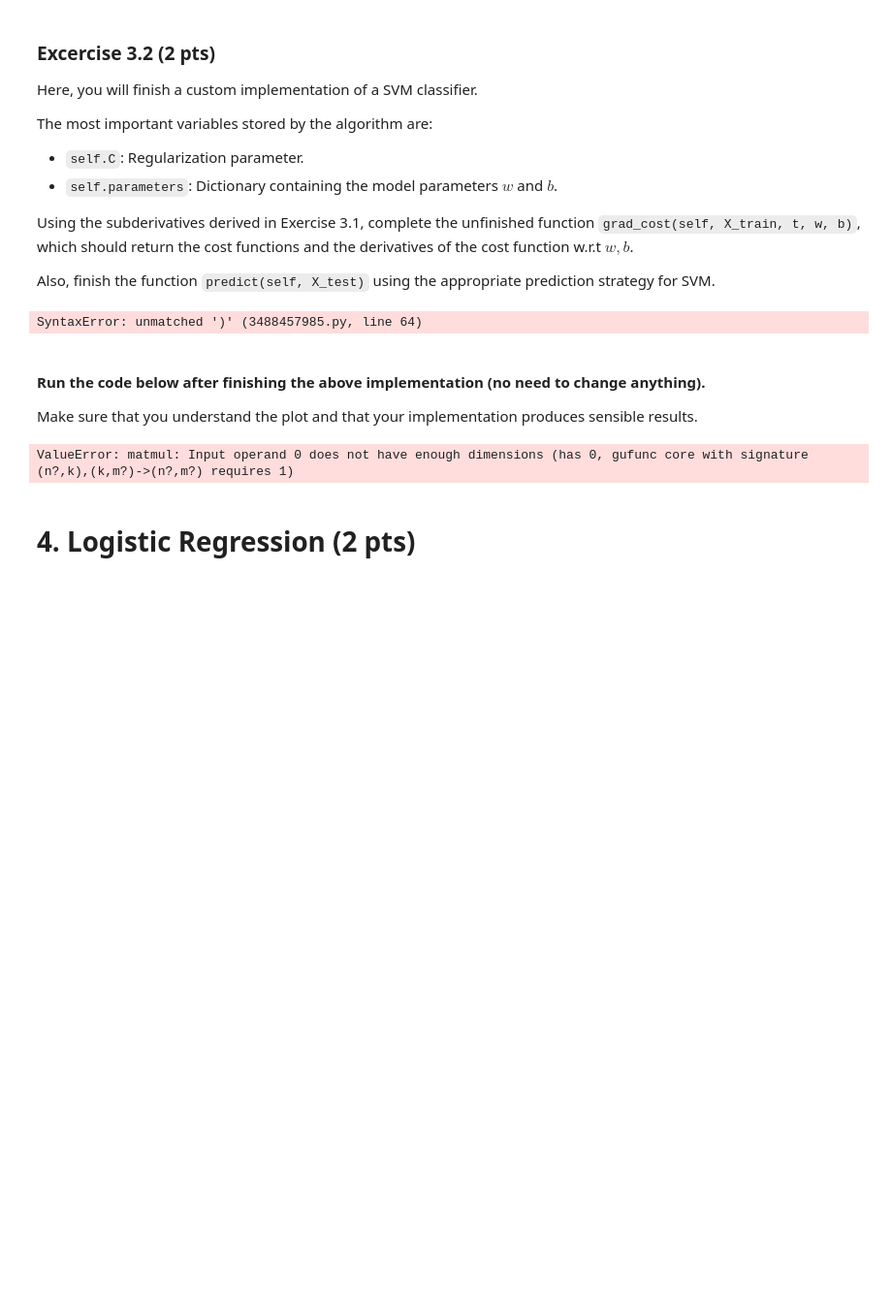
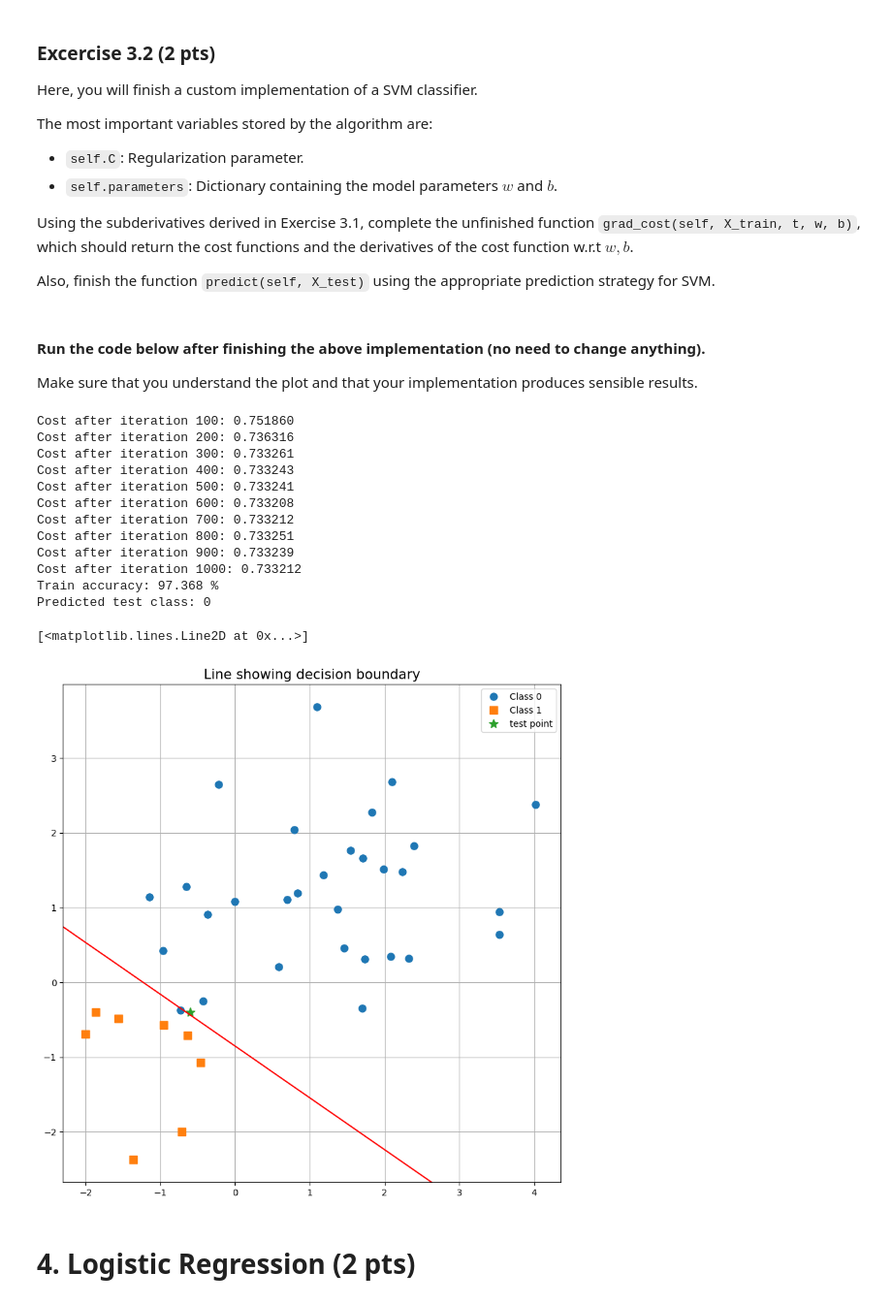
Before and after one commit to 1337Elm/TDA233, a Jupyter notebook: HW2_2024.ipynb, the cells around one changed output. Shown at 97% size. Saved outputs shown, nothing was run; the diff lists cells and outputs as text; code cells hidden in the pictures; blank space fills up the shorter version.

```diff
--- a/HW2_2024.ipynb
+++ b/HW2_2024.ipynb
@@ -168,14 +167,13 @@ class K_Nearest_Neighbors():
 
         # Computes distances between all points in X_test and X_train.
         dist = euclidean_distances(X_test,self.X_train)
-
         for i in range(n_samples):
             dist_i = dist[i]
 
             ### TODO - Change this part
 
             #mean value of class of the n closest neighbours not including the point itself
-            class_neighbours = np.mean(self.y_train[np.argsort(dist_i[dist_i != 0])[:self.n_neighbors]])
+            class_neighbours = np.mean(self.y_train[np.argsort(dist_i)[:self.n_neighbors]])
 
             #If mean is lower than 0.5 the majority of neighbours are from class 0 return [1,0]
             #if its above 0.5 the majority of the neighbours are from class 1 return [0,1]
@@ -489,20 +487,20 @@ class SVM():
 
         ### TODO - Change this part
         # Dummy variables currently
-        cost = 0.5*w.transpose()*w
-        dw = w
-        db = 0.5*w.transpose()*w
 
+        cost_func = 0
+        dw_func = 0
+        db_func = 0
         for i in range(n_samples):
-            if 1-t[i]*(np.matmul(w.transpose(),X_train[i]) + b) > 0:
-                cost += self.C * (1/n_samples)* (1- t[i]*(np.matmul(w.transpose(),X_train[i]) + b))
+            if 1-t[i]*(w.T @ X_train[i] + b) > 0:
+                cost_func += 1-t[i]*(w.T @ X_train[i] + b)
 
-            if -t[i] * np.reshape(X_train[i],(X_train.shape[1],1)) > 0:
-                dw += self.C * (1/n_samples) * -t[i]* np.reshape(X_train[i],(X_train.shape[1],1))
+                dw_func += -t[i]*X_train[i]
+                db_func += -t[i]
 
-            if -t[i] > 0:
-                db += self.C * (1/n_samples) * (-t[i])
-
+        cost = 0.5*w.T @ w + self.C*(1/n_samples)*cost_func
+        dw = w + self.C*(1/n_samples)*np.reshape(dw_func,(len(dw_func),1))
+        db = 0 + self.C*(1/n_samples)*db_func
         ###
 
         grads = {"dw": dw,
@@ -566,43 +564,54 @@ class SVM():
 
         ### TODO - Change this part
         for i in range(n_samples):
-            y_pred[i] = -1 # Always predicts class 0 currently
+            y_pred[i] = np.sign(w.T @ X_test[i] + b) # Always predicts class 0 currently
         ###
 
         # Converts the binary targets from (-1,1) to (0,1)
         y_pred = (y_pred > 0).astype(np.int32)
 
         return y_pred.squeeze()
-# %% [output]
-SyntaxError: unmatched ')' (3488457985.py, line 64)
 # %% [markdown]
 #### Run the code below after finishing the above implementation (no need to change anything).
 Make sure that you understand the plot and that your implementation produces sensible results.
 # %%
 # Parameters (feel free to change)
 learning_rate = 0.01
 n_iterations = 1000
-C = 1
+C = 2.7
 print_cost = True
 
 # Define and train the model
 model = SVM(learning_rate, n_iterations, C, print_cost)
 model.fit(X_train, y_train)
 
 # Predictions
 y_pred_train = model.predict(X_train)
 print("Train accuracy: %.3f %%" %(np.mean(y_pred_train == y_train)*100))
 y_pred_test = model.predict(X_test)
 print("Predicted test class: %d" %(y_pred_test))
 
 # Plot decision-boundaries
 fig, ax = plot_data(X_train, y_train, X_test, title = 'Line showing decision boundary')
 w = model.parameters['w']
 b = model.parameters['b']
 x = np.linspace(-3,3)
 ax.plot(x, (-b-w[0]*x)/w[1], '-r')
 # %% [output]
-ValueError: matmul: Input operand 0 does not have enough dimensions (has 0, gufunc core with signature (n?,k),(k,m?)->(n?,m?) requires 1)
+Cost after iteration 100: 0.751860
+Cost after iteration 200: 0.736316
+Cost after iteration 300: 0.733261
+Cost after iteration 400: 0.733243
+Cost after iteration 500: 0.733241
+Cost after iteration 600: 0.733208
+Cost after iteration 700: 0.733212
+Cost after iteration 800: 0.733251
+Cost after iteration 900: 0.733239
+Cost after iteration 1000: 0.733212
+Train accuracy: 97.368 %
+Predicted test class: 0
+[<matplotlib.lines.Line2D at 0x...>]
+[figure, added]
 # %% [markdown]
 # 4. Logistic Regression (2 pts)
 # %% [markdown]
```
Also changed, not shown: parts of 6 cells of this notebook, 1 other file.
